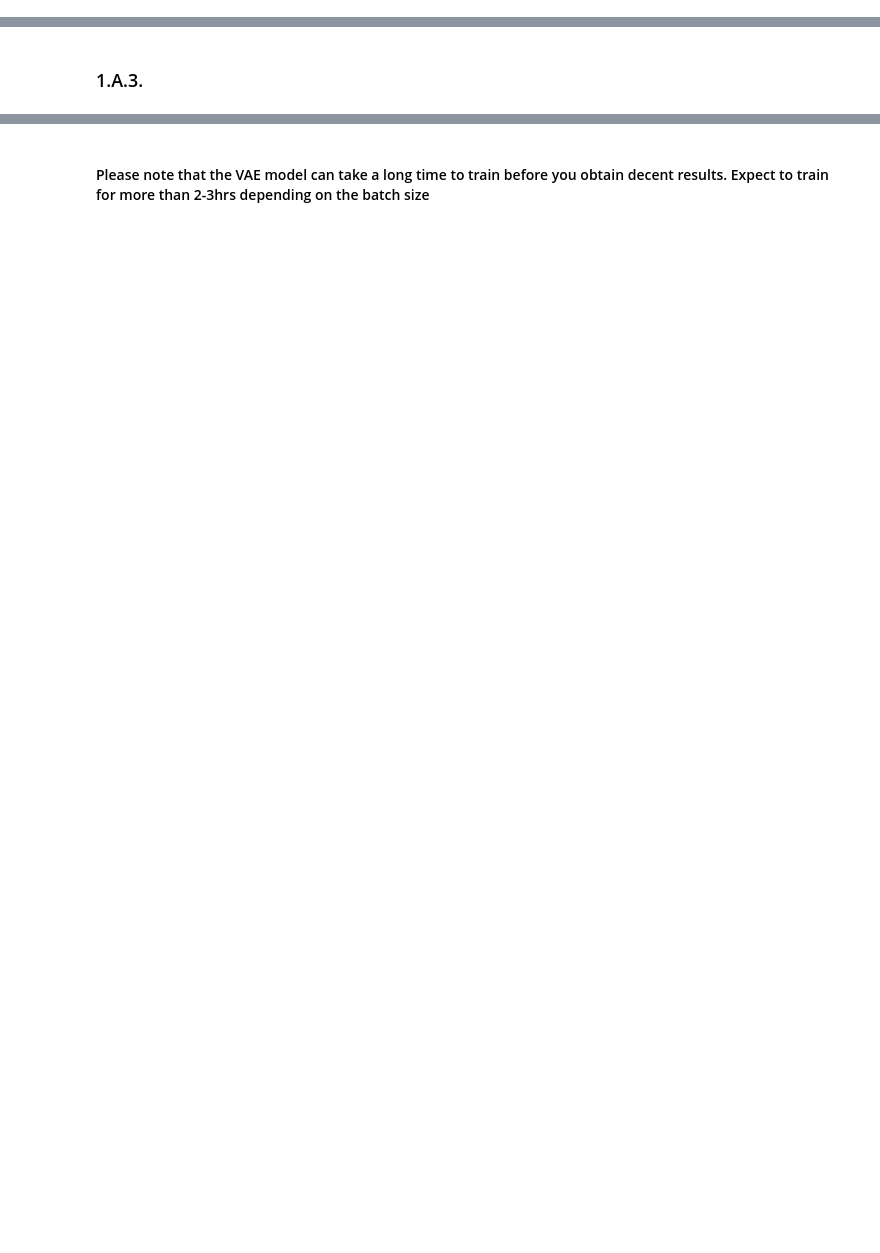
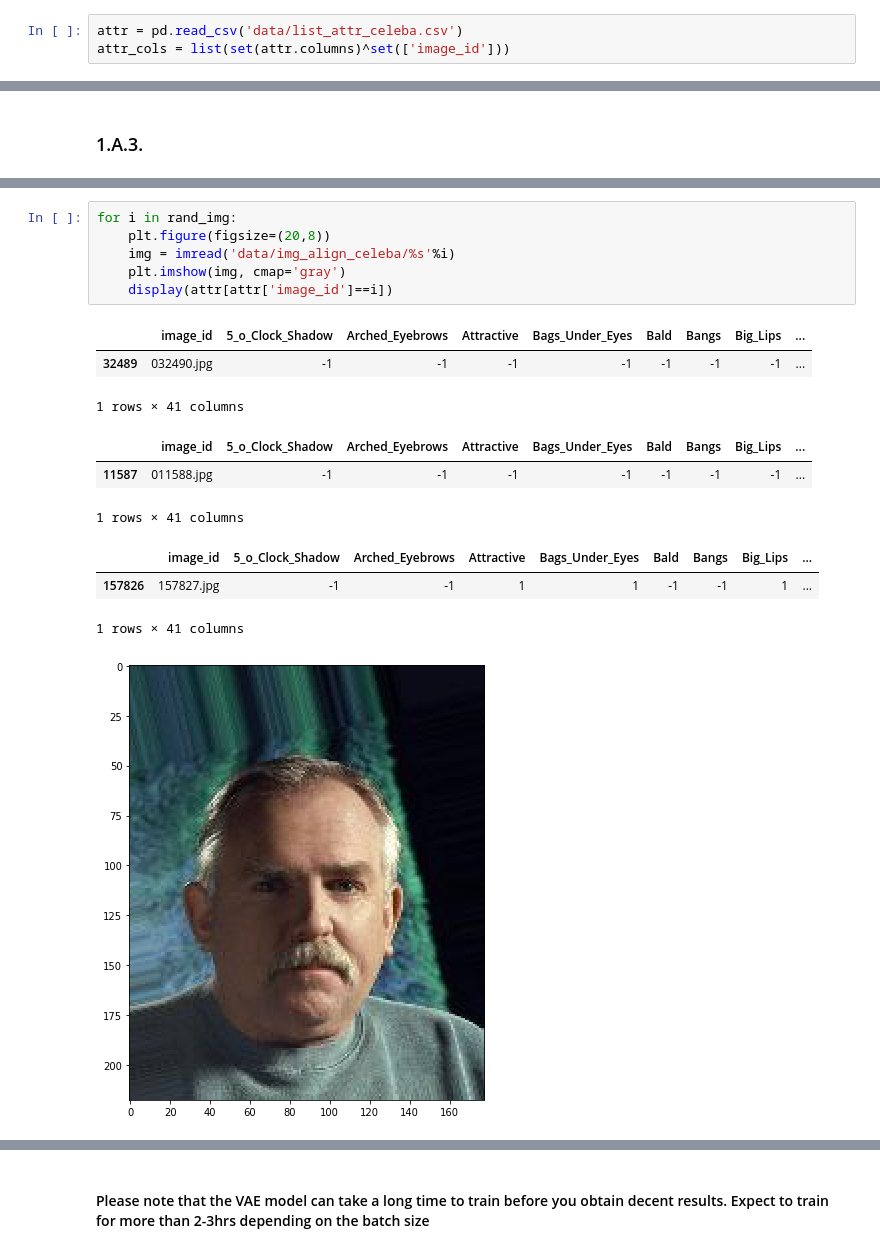
Before and after one commit to srk-apts/CS109B, a Jupyter notebook: HW/cs109b_hw7.ipynb, the cells around one changed output, grey strips where cells are left out. Saved outputs shown, nothing was run; the diff lists cells and outputs as text; blank space fills up the shorter version.

```diff
--- a/HW/cs109b_hw7.ipynb
+++ b/HW/cs109b_hw7.ipynb
@@ -82,3 +83,6 @@ CelebA has large diversities, large quantities, and rich annotations, including
+# %%
+attr = pd.read_csv('data/list_attr_celeba.csv')
+attr_cols = list(set(attr.columns)^set(['image_id']))
 # %% [markdown]
 ### 1.A.1.
 # %%
@@ -92,0 +130,17 @@ CelebA has large diversities, large quantities, and rich annotations, including
+# %%
+for i in rand_img:
+    plt.figure(figsize=(20,8))
+    img = imread('data/img_align_celeba/%s'%i)
+    plt.imshow(img, cmap='gray')
+    display(attr[attr['image_id']==i])
+# %% [output]
+|  | image_id | 5_o_Clock_Shadow | Arched_Eyebrows | Attractive | Bags_Under_Eyes | Bald | Bangs | Big_Lips | ... |
+| 32489 | 032490.jpg | -1 | -1 | -1 | -1 | -1 | -1 | -1 | ... |
+1 rows × 41 columns
+|  | image_id | 5_o_Clock_Shadow | Arched_Eyebrows | Attractive | Bags_Under_Eyes | Bald | Bangs | Big_Lips | ... |
+| 11587 | 011588.jpg | -1 | -1 | -1 | -1 | -1 | -1 | -1 | ... |
+1 rows × 41 columns
+|  | image_id | 5_o_Clock_Shadow | Arched_Eyebrows | Attractive | Bags_Under_Eyes | Bald | Bangs | Big_Lips | ... |
+| 157826 | 157827.jpg | -1 | -1 | 1 | 1 | -1 | -1 | 1 | ... |
+1 rows × 41 columns
+[figure, added]
```
Also changed, not shown: parts of 16 cells of this notebook.
